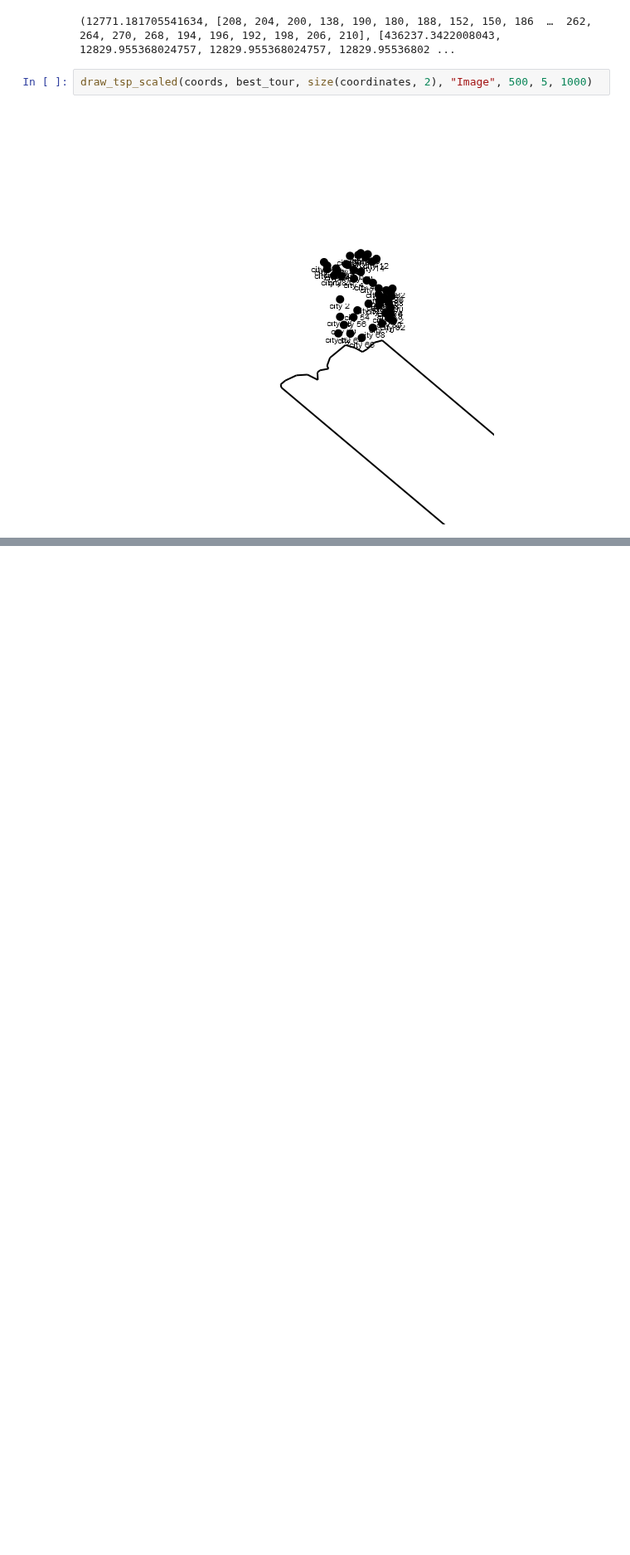
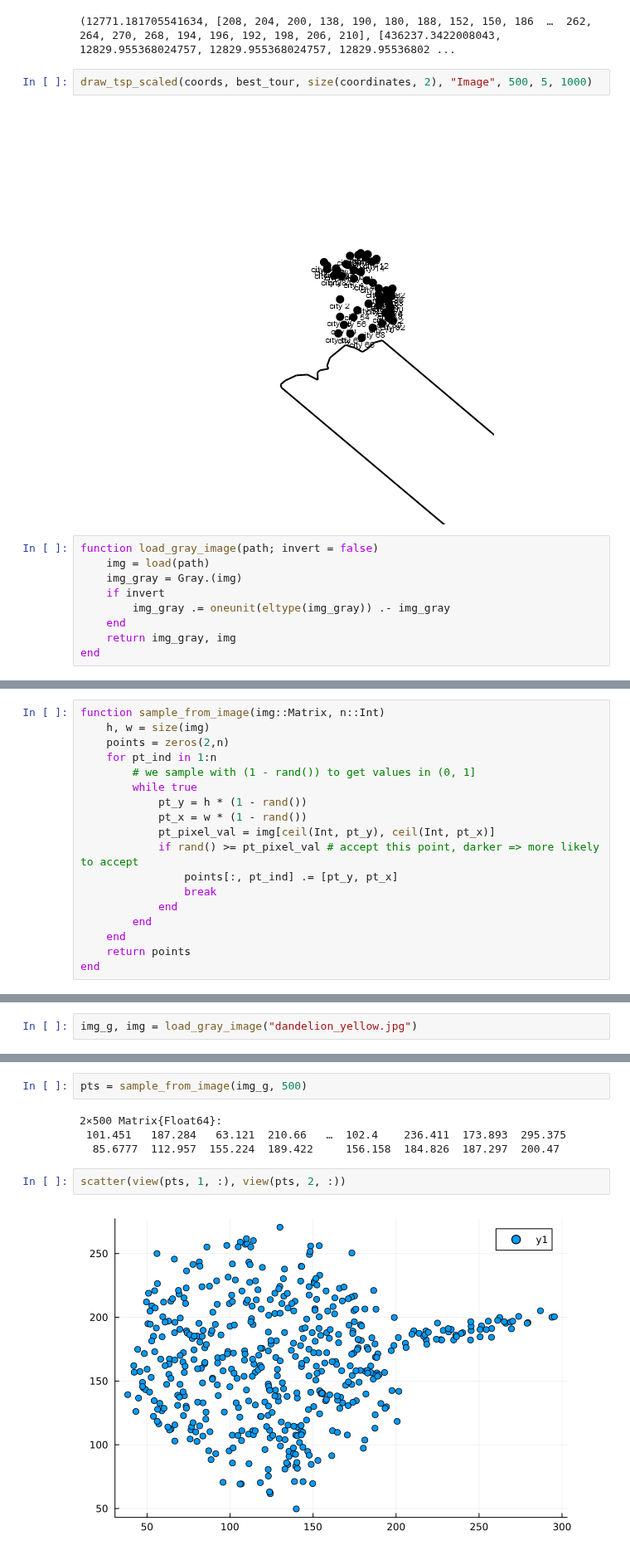
Before and after one commit to asneerug/DandelionOptimizerTSP, a Jupyter notebook: DandelionOptimizer.ipynb, the cells around one changed output, grey strips where cells are left out. Shown at 83% size. Cells and saved outputs as stored; diff of their text form; blank space fills up the shorter version.

```diff
--- a/DandelionOptimizer.ipynb
+++ b/DandelionOptimizer.ipynb
@@ -1108,3 +1117,12 @@ best_fitness, best_tour, convergence_curve, total_time = DO_tsp(5, 10, size(coor
 draw_tsp_scaled(coords, best_tour, size(coordinates, 2), "Image", 500, 5, 1000)
 # %% [output]
 [figure]
+# %%
+function load_gray_image(path; invert = false)
+    img = load(path)
+    img_gray = Gray.(img)
+    if invert
+        img_gray .= oneunit(eltype(img_gray)) .- img_gray
+    end
+    return img_gray, img
+end
@@ -1110,0 +1131,18 @@ draw_tsp_scaled(coords, best_tour, size(coordinates, 2), "Image", 500, 5, 1000)
+# %%
+function sample_from_image(img::Matrix, n::Int)
+    h, w = size(img)
+    points = zeros(2,n)
+    for pt_ind in 1:n
+        # we sample with (1 - rand()) to get values in (0, 1]
+        while true
+            pt_y = h * (1 - rand())
+            pt_x = w * (1 - rand())
+            pt_pixel_val = img[ceil(Int, pt_y), ceil(Int, pt_x)]
+            if rand() >= pt_pixel_val # accept this point, darker => more likely to accept
+                points[:, pt_ind] .= [pt_y, pt_x]
+                break
+            end
+        end
+    end
+    return points
+end
@@ -1110,0 +1151,2 @@ draw_tsp_scaled(coords, best_tour, size(coordinates, 2), "Image", 500, 5, 1000)
+# %%
+img_g, img = load_gray_image("dandelion_yellow.jpg")
@@ -1110,0 +1155,10 @@ draw_tsp_scaled(coords, best_tour, size(coordinates, 2), "Image", 500, 5, 1000)
+# %%
+pts = sample_from_image(img_g, 500)
+# %% [output]
+2×500 Matrix{Float64}:
+ 101.451   187.284   63.121  210.66   …  102.4    236.411  173.893  295.375
+  85.6777  112.957  155.224  189.422     156.158  184.826  187.297  200.47
+# %%
+scatter(view(pts, 1, :), view(pts, 2, :))
+# %% [output]
+[figure, added]
```
Also changed, not shown: parts of 8 cells of this notebook, 2 other files.
